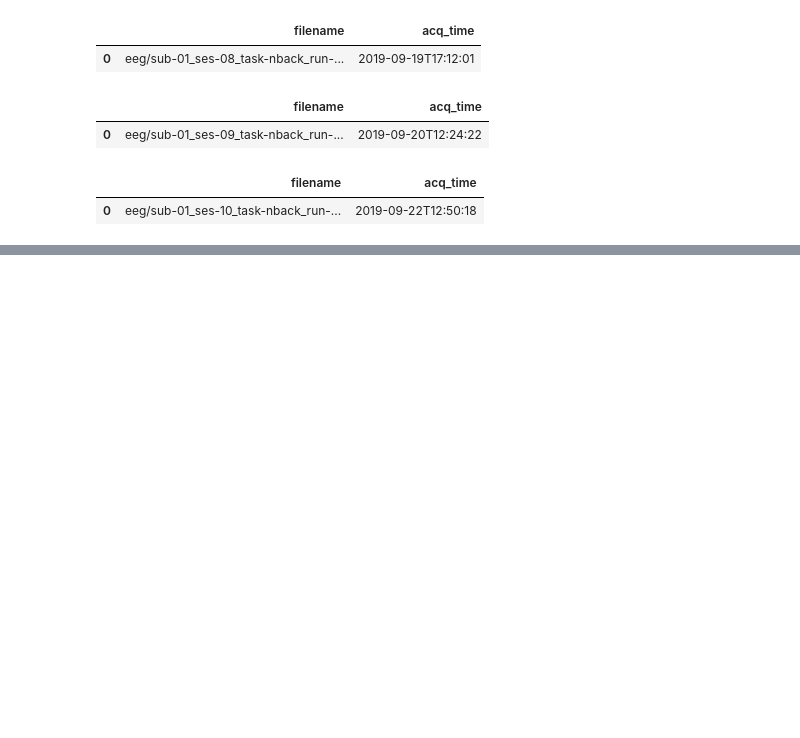
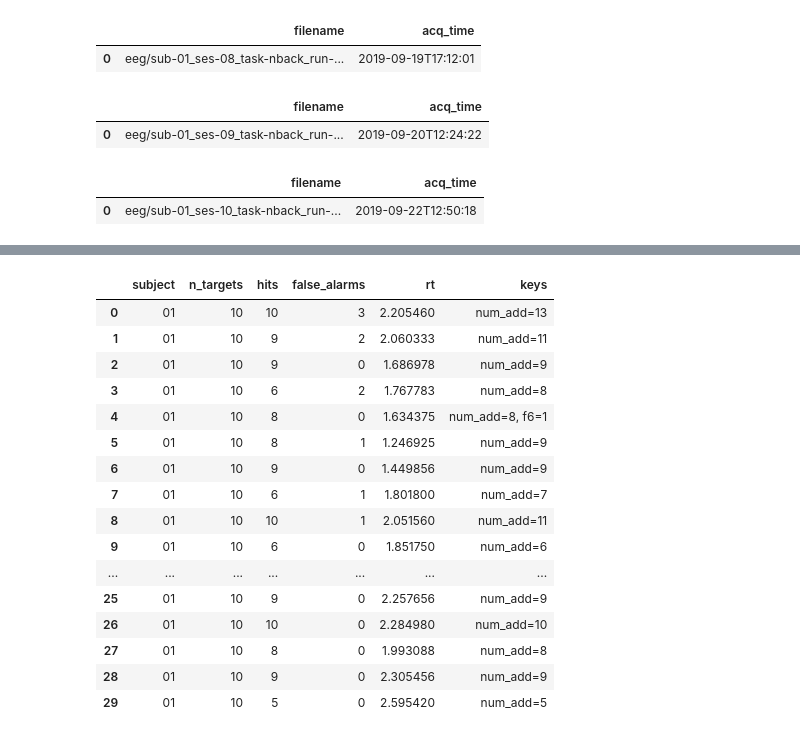
Before and after one commit to Taranks7/AVIMA, a Jupyter notebook: AVIMA_analysis.ipynb, the cells around one changed output, grey strips where cells are left out. Saved outputs shown, nothing was run; the diff lists cells and outputs as text; code cells hidden in the pictures; blank space fills up the shorter version.

```diff
--- a/AVIMA_analysis.ipynb
+++ b/AVIMA_analysis.ipynb
@@ -150,0 +185,22 @@ df
+# %%
+# subject 1
+sub1df = df.loc[df['subject'] == '01']
+sub1df.drop(['run', 'session', 'datetime'], axis=1)
+# %% [output]
+|  | subject | n_targets | hits | false_alarms | rt | keys |
+| 0 | 01 | 10 | 10 | 3 | 2.205460 | num_add=13 |
+| 1 | 01 | 10 | 9 | 2 | 2.060333 | num_add=11 |
+| 2 | 01 | 10 | 9 | 0 | 1.686978 | num_add=9 |
+| 3 | 01 | 10 | 6 | 2 | 1.767783 | num_add=8 |
+| 4 | 01 | 10 | 8 | 0 | 1.634375 | num_add=8, f6=1 |
+| 5 | 01 | 10 | 8 | 1 | 1.246925 | num_add=9 |
+| 6 | 01 | 10 | 9 | 0 | 1.449856 | num_add=9 |
+| 7 | 01 | 10 | 6 | 1 | 1.801800 | num_add=7 |
+| 8 | 01 | 10 | 10 | 1 | 2.051560 | num_add=11 |
+| 9 | 01 | 10 | 6 | 0 | 1.851750 | num_add=6 |
+| ... | ... | ... | ... | ... | ... | ... |
+| 25 | 01 | 10 | 9 | 0 | 2.257656 | num_add=9 |
+| 26 | 01 | 10 | 10 | 0 | 2.284980 | num_add=10 |
+| 27 | 01 | 10 | 8 | 0 | 1.993088 | num_add=8 |
+| 28 | 01 | 10 | 9 | 0 | 2.305456 | num_add=9 |
+| 29 | 01 | 10 | 5 | 0 | 2.595420 | num_add=5 |
```
Also changed, not shown: parts of 12 cells of this notebook.
